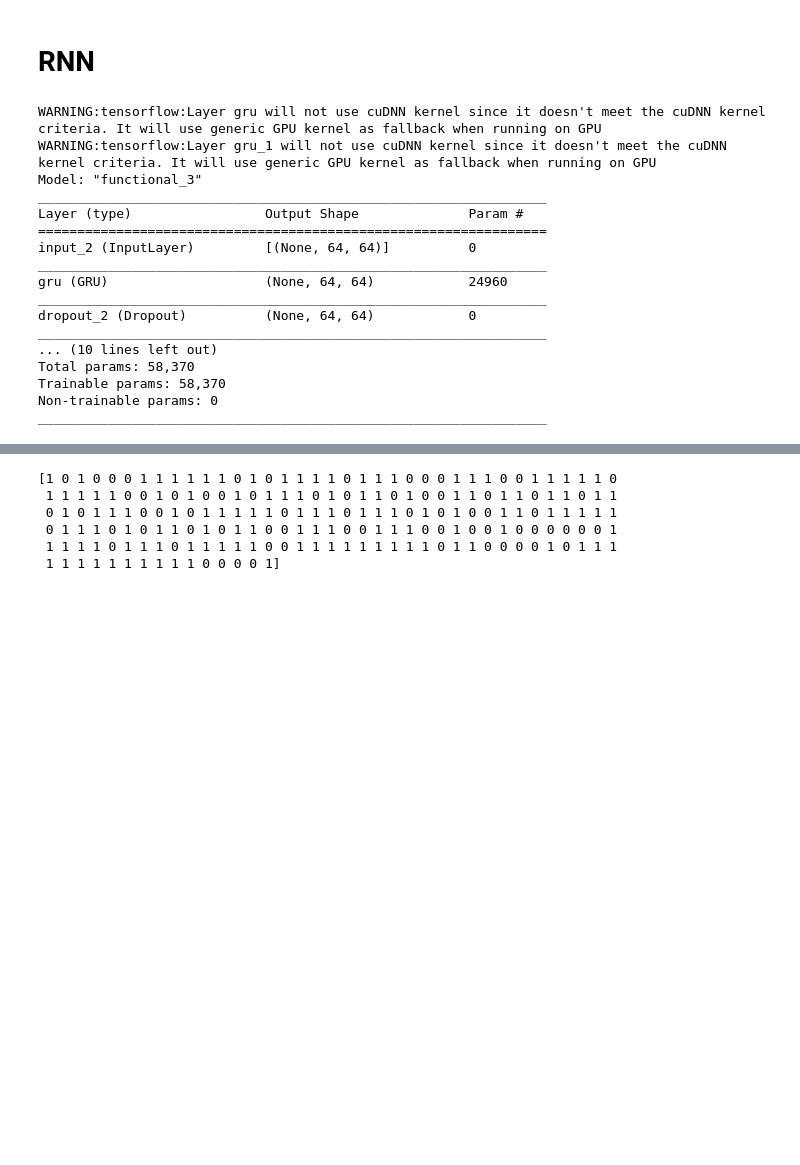
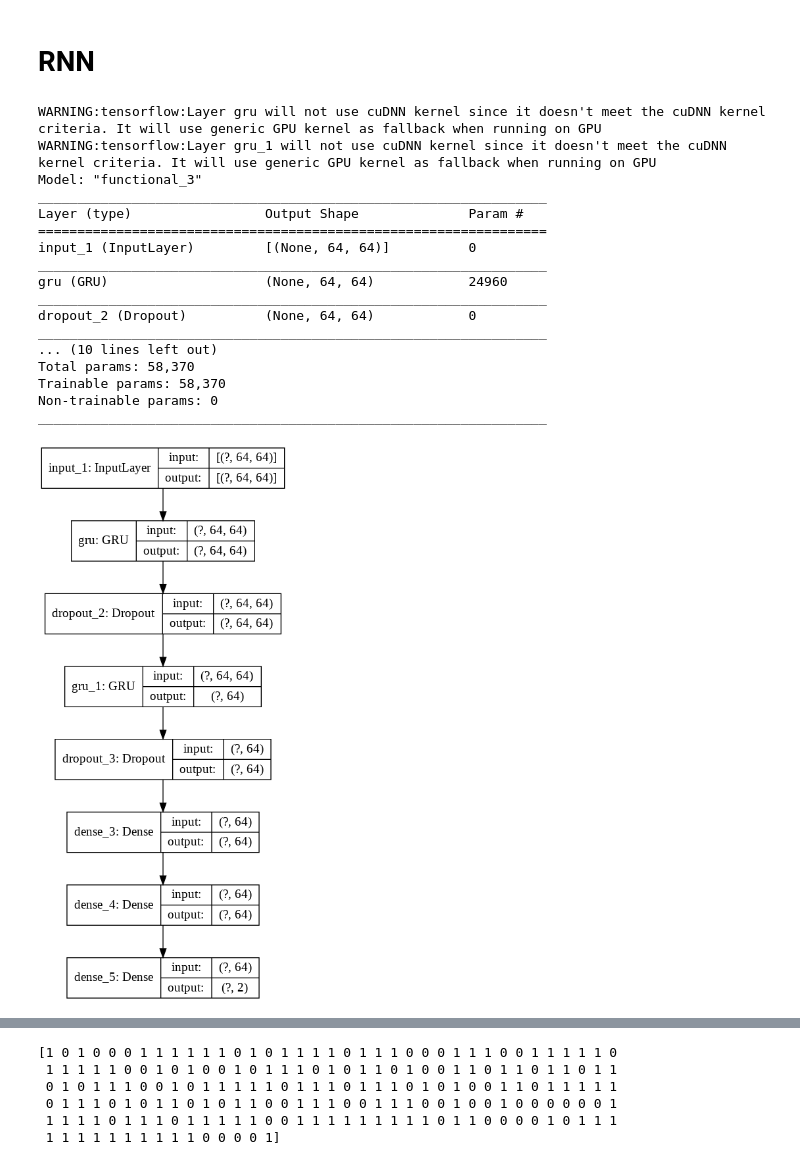
Before and after one commit to Syed-Osama-Hussain/Imagined-Speech-Prediction-from-EEG, a Jupyter notebook: long_words.ipynb, the cells around one changed output, grey strips where cells are left out. Saved outputs shown, nothing was run; the diff lists cells and outputs as text; code cells hidden in the pictures; blank space fills up the shorter version.

```diff
--- a/long_words.ipynb
+++ b/long_words.ipynb
@@ -329,15 +330,15 @@ print(rounded_labels)
 # %% [markdown]
 # RNN
 # %%
-visible = Input(shape=(64,64))
-gru1 = GRU(64,activation="relu",return_sequences=True)(visible)
+# visible = Input(shape=(64,64))
+gru1 = GRU(64,activation="relu",return_sequences=True)(model.input)
 dropout3 = Dropout(0.25)(gru1)
 gru2 = GRU(64,activation="relu")(dropout3)
 dropout4 = Dropout(0.5)(gru2)
 d3 = Dense(64, activation='relu')(dropout4)
 d4 = Dense(64, activation='relu')(d3)
 output = Dense(2, activation='softmax')(d4)
-model2 = Model(inputs=visible, outputs=output)
+model2 = Model(inputs=model.input, outputs=output)
 
 # modelRNN = Sequential()
 # modelRNN.add(GRU(64,activation="relu",return_sequences=True,input_shape=(64,64)))
@@ -357,7 +358,7 @@ Model: "functional_3"
 _________________________________________________________________
 Layer (type)                 Output Shape              Param #
 =================================================================
-input_2 (InputLayer)         [(None, 64, 64)]          0
+input_1 (InputLayer)         [(None, 64, 64)]          0
 _________________________________________________________________
 gru (GRU)                    (None, 64, 64)            24960
 _________________________________________________________________
@@ -368,4 +369,8 @@ Total params: 58,370
 Trainable params: 58,370
 Non-trainable params: 0
 _________________________________________________________________
+# %%
+plot_model(model2, show_shapes=True, to_file='model_graph.png')
+# %% [output]
+[figure, added]
 # %%
```
Also changed, not shown: parts of 12 cells of this notebook.
